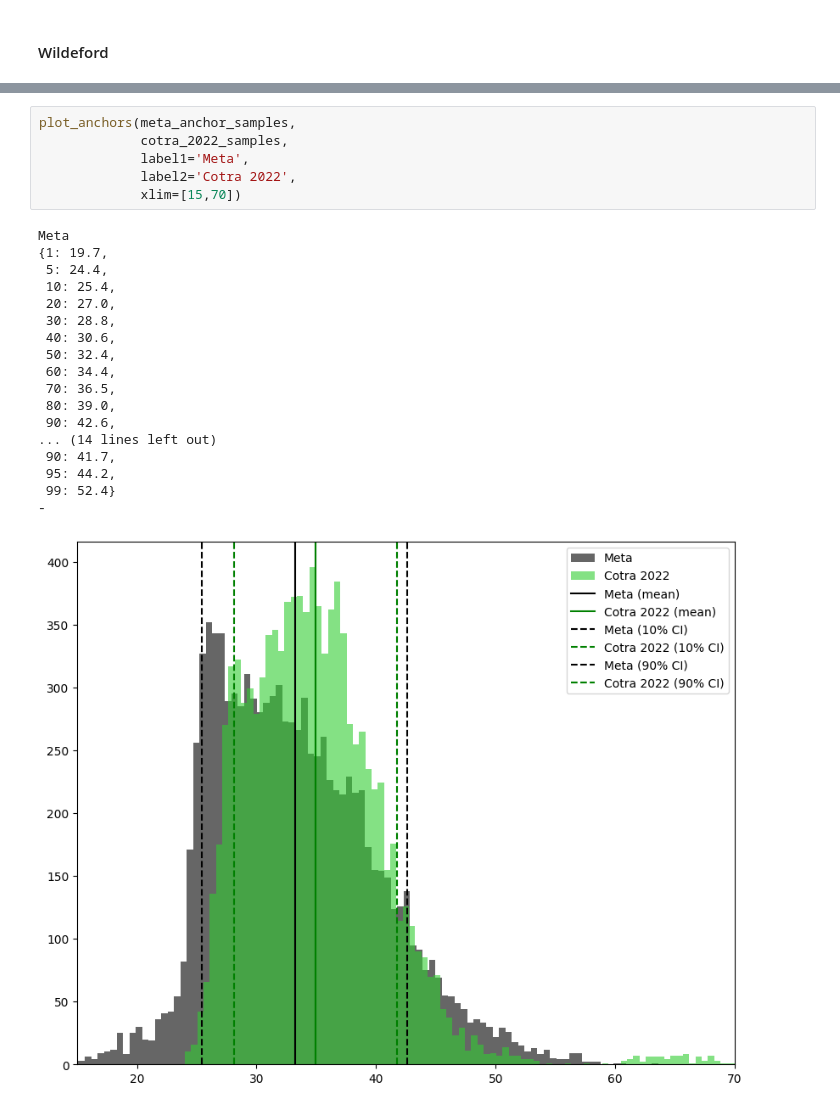
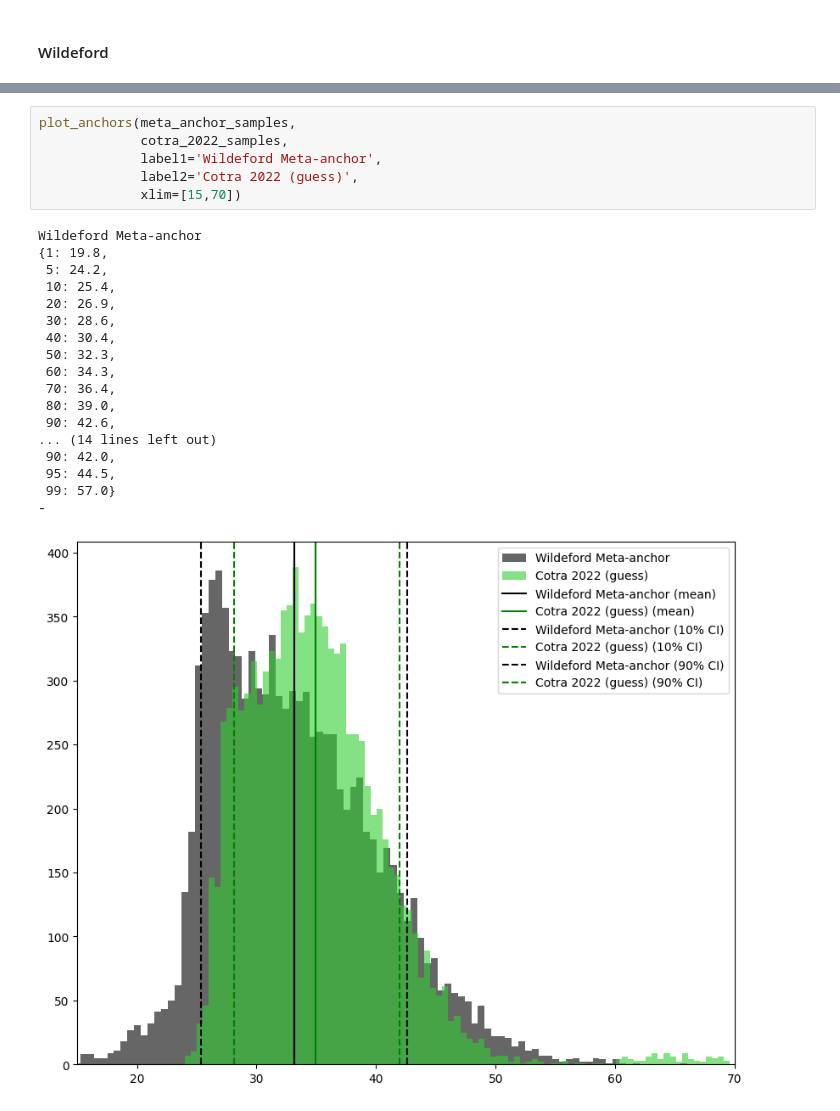
Before and after one commit to rethinkpriorities/future-assessment-model, a Jupyter notebook: (1) Anchors.ipynb, the cells around one changed output, grey strips where cells are left out. Cells and saved outputs as stored; diff of their text form.

```diff
--- a/(1) Anchors.ipynb
+++ b/(1) Anchors.ipynb
@@ -724,25 +727,25 @@ Meta
 # %%
 plot_anchors(meta_anchor_samples,
              cotra_2022_samples,
-             label1='Meta',
-             label2='Cotra 2022',
+             label1='Wildeford Meta-anchor',
+             label2='Cotra 2022 (guess)',
              xlim=[15,70])
 # %% [output]
-Meta
-{1: 19.7,
- 5: 24.4,
+Wildeford Meta-anchor
+{1: 19.8,
+ 5: 24.2,
  10: 25.4,
- 20: 27.0,
- 30: 28.8,
- 40: 30.6,
- 50: 32.4,
- 60: 34.4,
- 70: 36.5,
+ 20: 26.9,
+ 30: 28.6,
+ 40: 30.4,
+ 50: 32.3,
+ 60: 34.3,
+ 70: 36.4,
  80: 39.0,
  90: 42.6,
 ... (14 lines left out)
- 90: 41.7,
- 95: 44.2,
- 99: 52.4}
+ 90: 42.0,
+ 95: 44.5,
+ 99: 57.0}
 -
-[figure, old version]
+[figure, new version]
```
Also changed, not shown: parts of 25 cells of this notebook.
